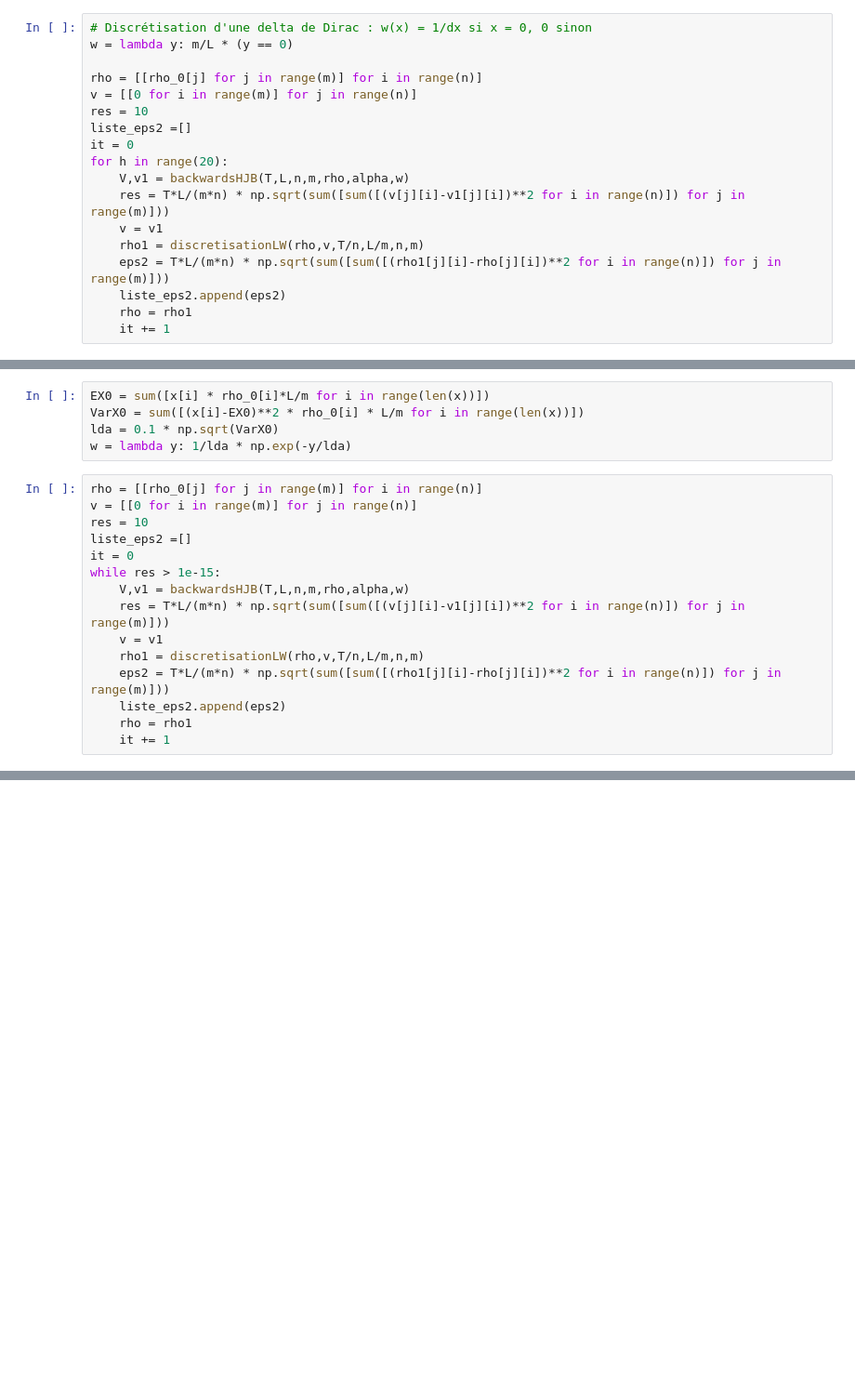
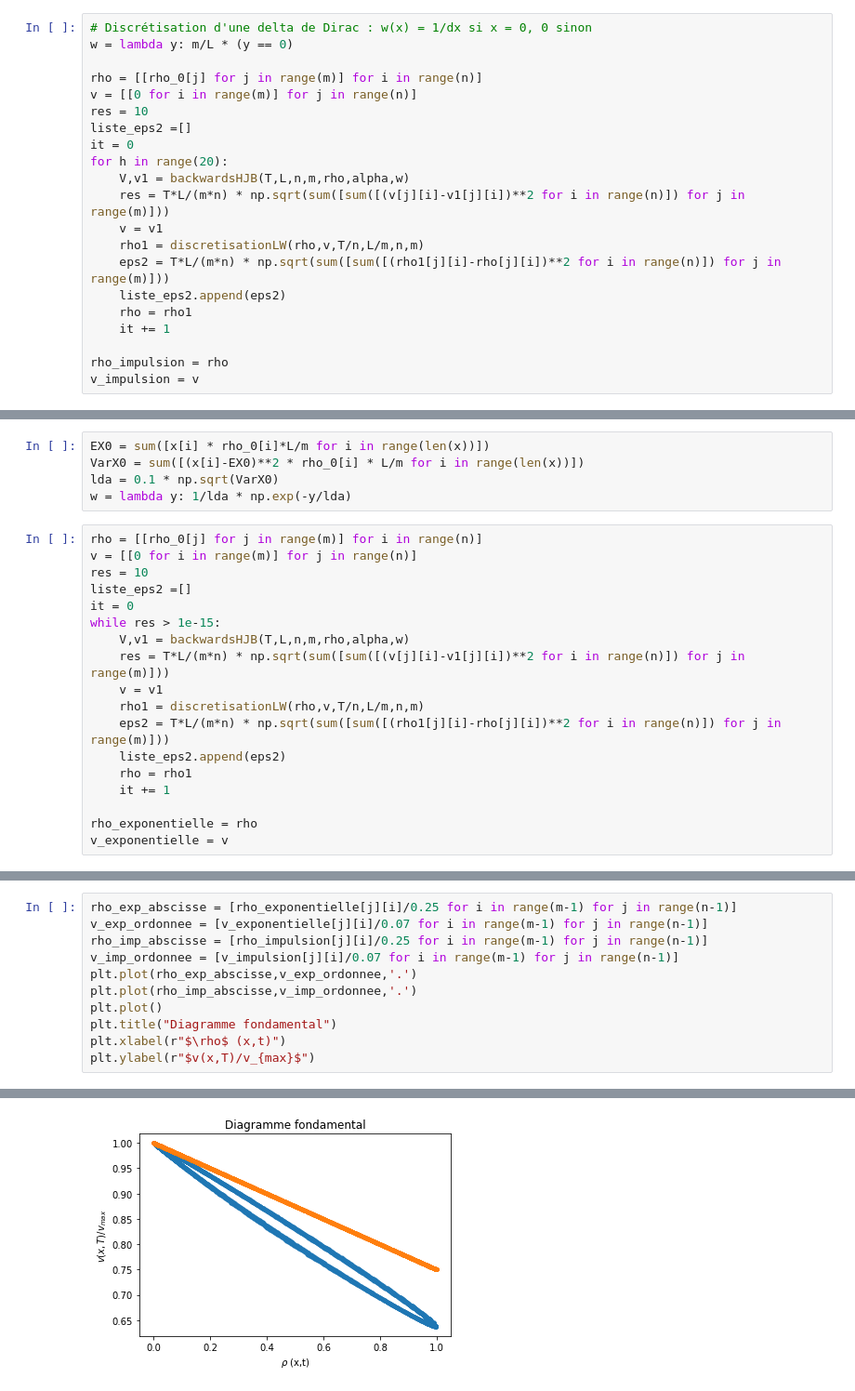
Before and after one commit to s-fl0res/PAr-168, a Jupyter notebook: calcul_mfg.ipynb, the cells around one changed output, grey strips where cells are left out. Shown: that part at 93% size. Drawn from its saved outputs; the diff is of its cells as text; blank space fills up the shorter version.

```diff
--- a/calcul_mfg.ipynb
+++ b/calcul_mfg.ipynb
@@ -85,6 +85,9 @@ for h in range(20):
     liste_eps2.append(eps2)
     rho = rho1
     it += 1
+
+rho_impulsion = rho
+v_impulsion = v
 # %%
 plt.figure()
 plt.plot(x,rho[0],label=r"$t=0$")
@@ -130,6 +136,9 @@ while res > 1e-15:
     liste_eps2.append(eps2)
     rho = rho1
     it += 1
+
+rho_exponentielle = rho
+v_exponentielle = v
 # %%
 plt.figure()
 plt.plot(x,rho[0],label=r"$t=0$")
@@ -155,0 +171,12 @@ Text(0, 0.5, '$\\dfrac{v(x,T)}{v_{max}(T)}$')
+# %%
+rho_exp_abscisse = [rho_exponentielle[j][i]/0.25 for i in range(m-1) for j in range(n-1)]
+v_exp_ordonnee = [v_exponentielle[j][i]/0.07 for i in range(m-1) for j in range(n-1)]
+rho_imp_abscisse = [rho_impulsion[j][i]/0.25 for i in range(m-1) for j in range(n-1)]
+v_imp_ordonnee = [v_impulsion[j][i]/0.07 for i in range(m-1) for j in range(n-1)]
+plt.plot(rho_exp_abscisse,v_exp_ordonnee,'.')
+plt.plot(rho_imp_abscisse,v_imp_ordonnee,'.')
+plt.plot()
+plt.title("Diagramme fondamental")
+plt.xlabel(r"$\rho$ (x,t)")
+plt.ylabel(r"$v(x,T)/v_{max}$")
+# %% [output]
@@ -155,0 +184 @@ Text(0, 0.5, '$\\dfrac{v(x,T)}{v_{max}(T)}$')
+[figure, added]
```
Also changed, not shown: parts of 11 cells of this notebook.
